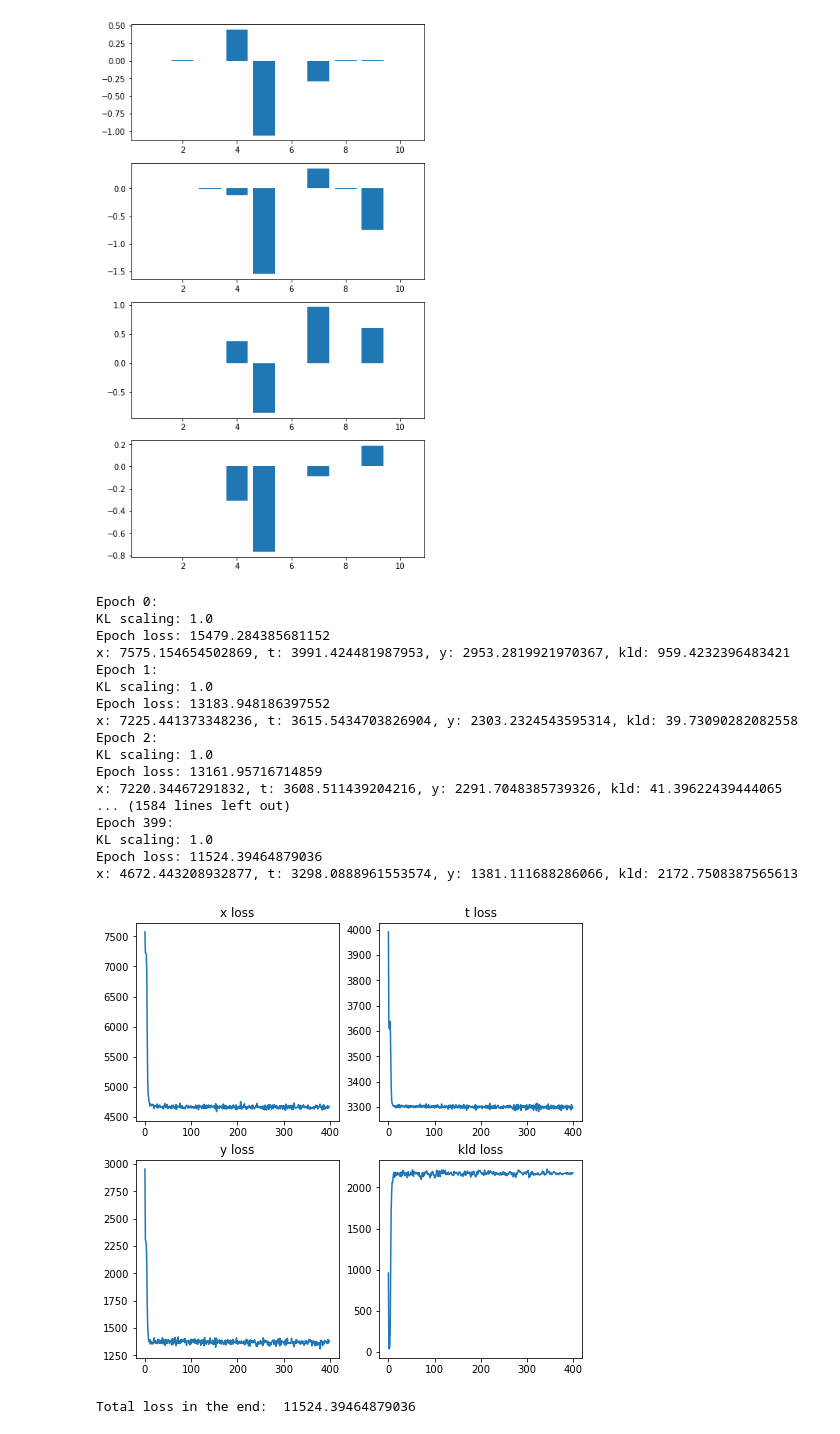
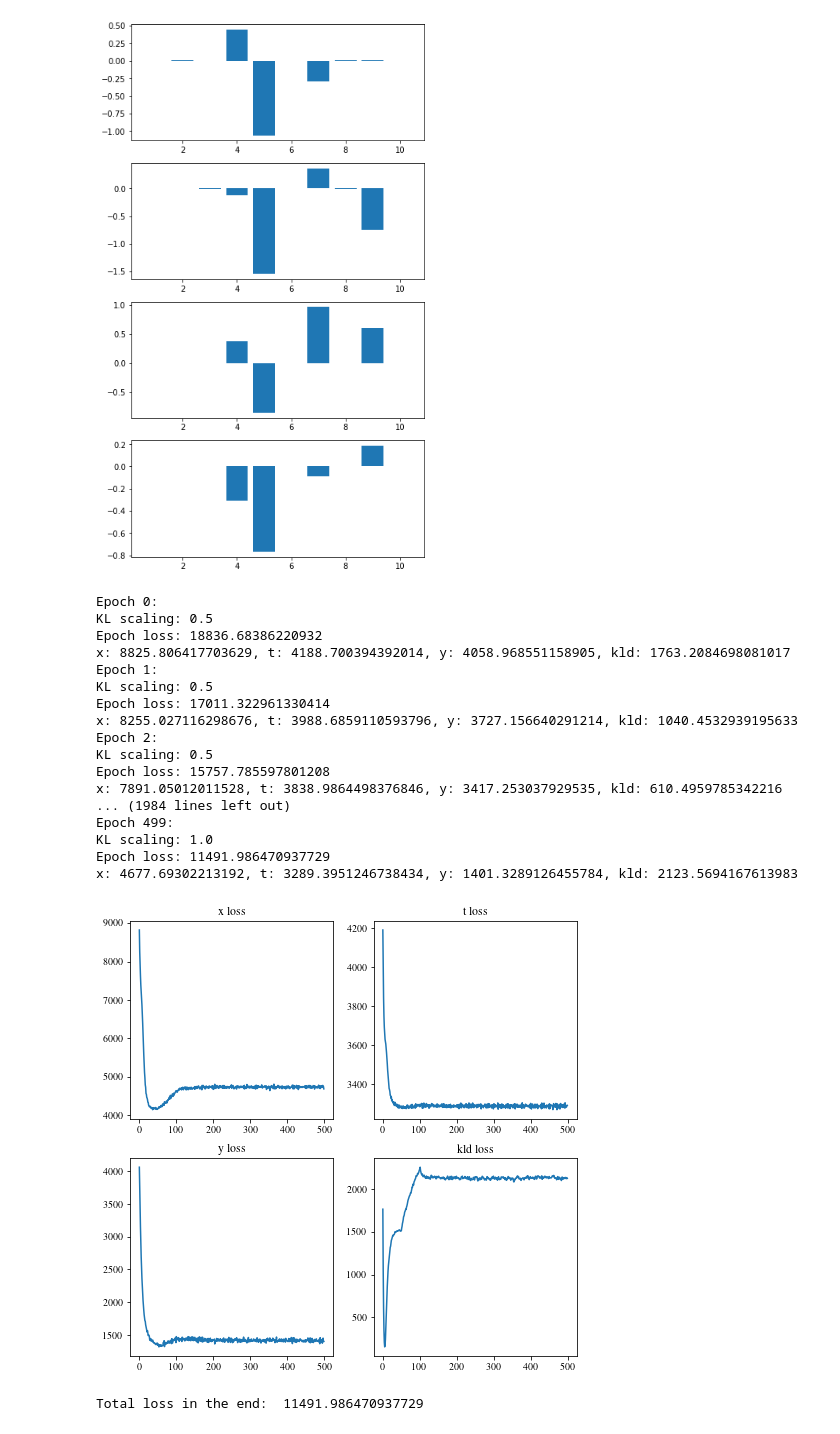
Before and after one commit to skwfz/cevae, a Jupyter notebook: KLScalingTest.ipynb, the cells around one changed output. Cells and saved outputs as stored; diff of their text form; code cells hidden in the pictures.

```diff
--- a/KLScalingTest.ipynb
+++ b/KLScalingTest.ipynb
@@ -20,7 +17,7 @@ dataparameters = [[dsize]+[c_x, c_t, c_yz, c_yt, s_x, s_t, s_y] for dsize in dat
 data_sub_folder = "params1data500to20000"
 param_times = 10
 dataparameters[1]
-dfs, datasets = create_dfs_datasets(linear_data_df, dataparameters, param_times=param_times, repeat=False,
-                    main_folder=main_folder, sub_folder=data_sub_folder, labels=datasize)
+#dfs, datasets = create_dfs_datasets(linear_data_df, dataparameters, param_times=param_times, repeat=False,
+#                    main_folder=main_folder, sub_folder=data_sub_folder, labels=datasize)
 dfs, datasets = load_dfs(main_folder, data_sub_folder, param_times=param_times)
 datasize = sorted([int(ds) for ds in dfs.keys()])
@@ -27,2 +26,2 @@ datasize = sorted([int(ds) for ds in dfs.keys()])
 # %%
-dataloader = DataLoader(datasets['2000'][0])
+dataloader = DataLoader(datasets['2000'][1])
@@ -205 +185,6 @@ Creation of the directory './data/kldannealing/10dlinear_20runs/ failed. Trying
+# %%
+plt.rcParams.update({
+    "text.usetex": True,
+    "font.family": "serif",
+    "font.serif": ["Times"]})
 # %%
@@ -333,55 +371,55 @@ BATCH_SIZE = 1000
 true_value = 0
 device = 'cpu'
 
-num_epochs=400
-lr_start=0.001
+num_epochs=500
+lr_start=0.0001
 lr_end=0.0001
 z_dim=1
 p_y_zt_nn_layers=0
 p_y_zt_nn_width=30
 p_t_z_nn_layers=0
 p_t_z_nn_width=30
 p_x_z_nn_layers=0
 p_x_z_nn_width=30
 q_z_nn_layers=0
 q_z_nn_width=30
 t_mode=0
 y_mode=0
 x_mode=np.array([0,0])
 x_dim = 2
 ty_separate_enc=False
 z_mode=0
 plot_curves = True
 print_logs = True
 
-kl_scaling_schedule = [[0,0.5,1],[1,1,1]]
+kl_scaling_schedule = [[0,0.1,0.2,1],[0.5,0.5,1,1]]
 
 model, losses, modelparams = train_model(device, plot_curves, print_logs,
               dataloader, num_epochs, lr_start, lr_end, x_dim, z_dim,
               p_y_zt_nn_layers, p_y_zt_nn_width,
               p_t_z_nn_layers, p_t_z_nn_width,
               p_x_z_nn_layers, p_x_z_nn_width,
               q_z_nn_layers, q_z_nn_width,
               t_mode, y_mode, x_mode, ty_separate_enc,
               z_mode, x_loss_scaling=1, common_stds=True, collect_params=True,
             kl_scaling_schedule=kl_scaling_schedule)
 # %% [output]
 Epoch 0:
+KL scaling: 0.5
+Epoch loss: 18836.68386220932
+x: 8825.806417703629, t: 4188.700394392014, y: 4058.968551158905, kld: 1763.2084698081017
+Epoch 1:
+KL scaling: 0.5
+Epoch loss: 17011.322961330414
+x: 8255.027116298676, t: 3988.6859110593796, y: 3727.156640291214, kld: 1040.4532939195633
+Epoch 2:
+KL scaling: 0.5
+Epoch loss: 15757.785597801208
+x: 7891.05012011528, t: 3838.9864498376846, y: 3417.253037929535, kld: 610.4959785342216
+... (1984 lines left out)
+Epoch 499:
 KL scaling: 1.0
-Epoch loss: 15479.284385681152
-x: 7575.154654502869, t: 3991.424481987953, y: 2953.2819921970367, kld: 959.4232396483421
-Epoch 1:
-KL scaling: 1.0
-Epoch loss: 13183.948186397552
-x: 7225.441373348236, t: 3615.5434703826904, y: 2303.2324543595314, kld: 39.73090282082558
-Epoch 2:
-KL scaling: 1.0
-Epoch loss: 13161.95716714859
-x: 7220.34467291832, t: 3608.511439204216, y: 2291.7048385739326, kld: 41.39622439444065
-... (1584 lines left out)
-Epoch 399:
-KL scaling: 1.0
-Epoch loss: 11524.39464879036
-x: 4672.443208932877, t: 3298.0888961553574, y: 1381.111688286066, kld: 2172.7508387565613
+Epoch loss: 11491.986470937729
+x: 4677.69302213192, t: 3289.3951246738434, y: 1401.3289126455784, kld: 2123.5694167613983
-[figure, old version]
+[figure, new version]
-Total loss in the end:  11524.39464879036
+Total loss in the end:  11491.986470937729
```
Also changed, not shown: parts of 22 cells of this notebook, 3 other files.
